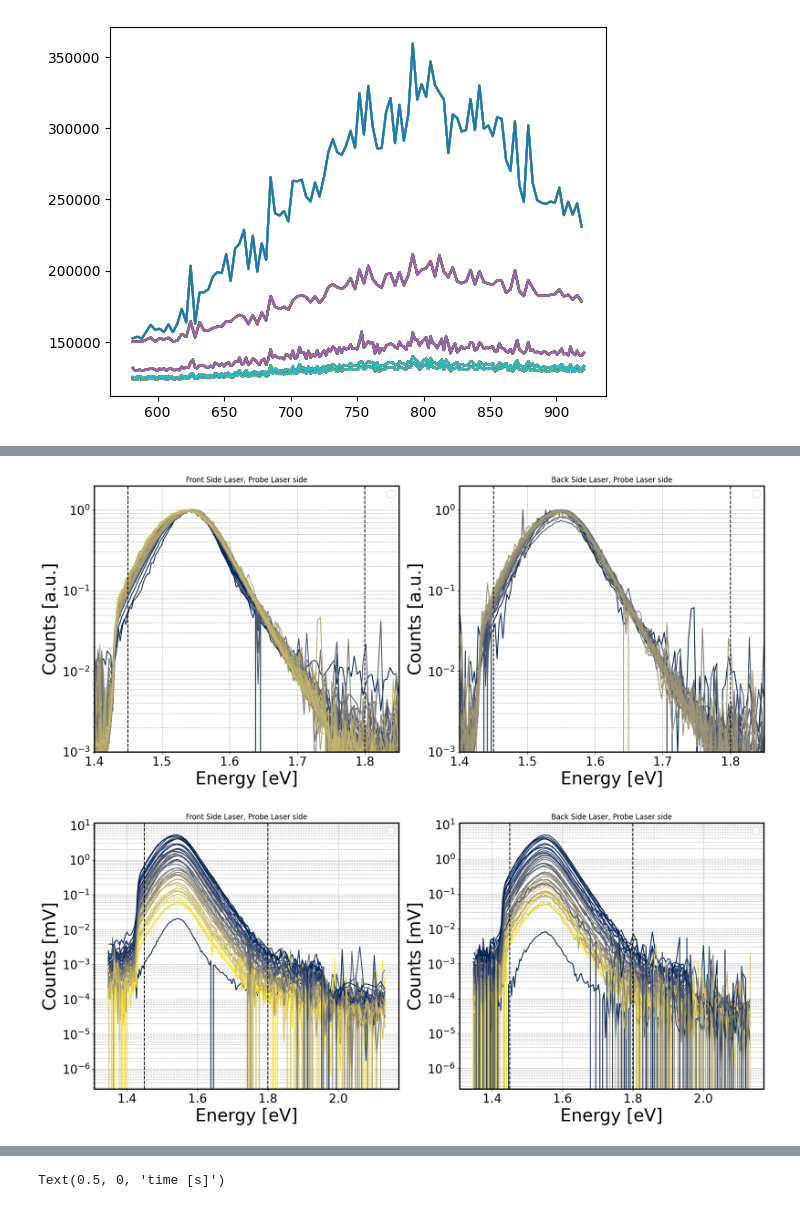
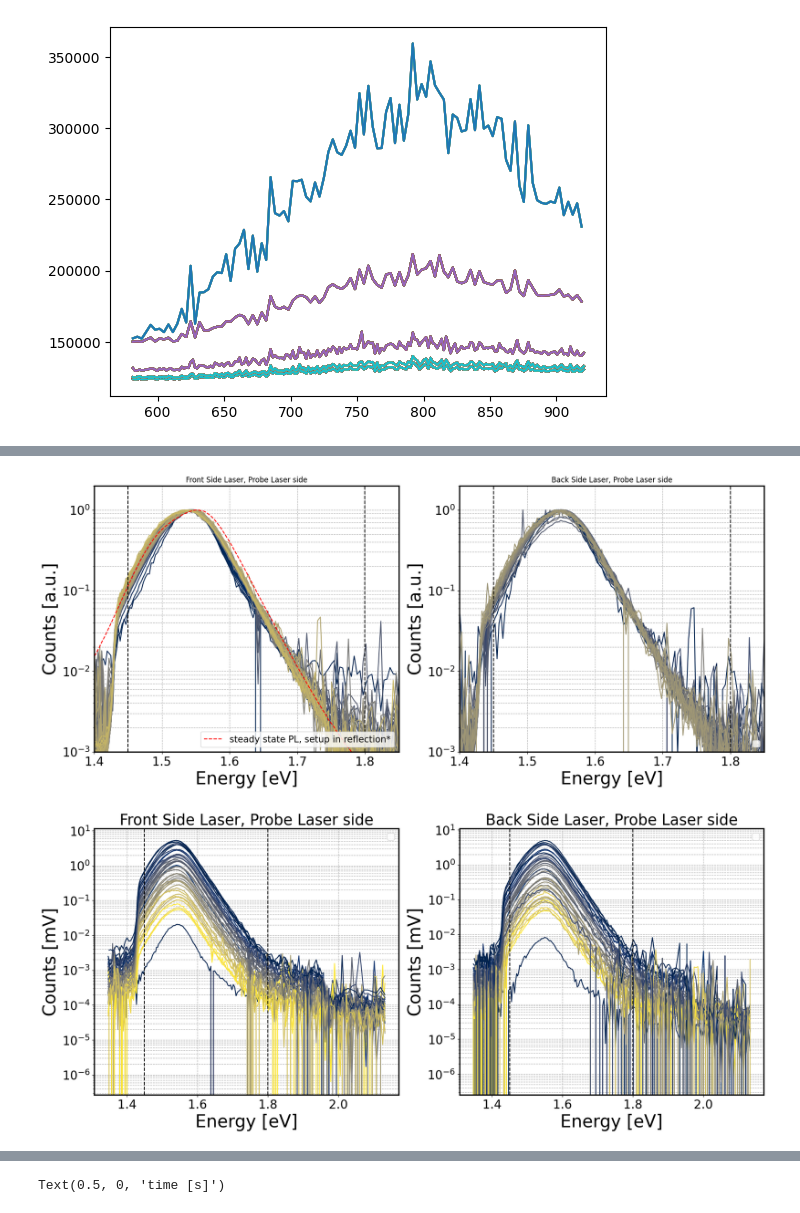
Before and after one commit to MimaxSimm/trPL_Analysis, a Jupyter notebook: trPL-Spectras.ipynb, the cells around one changed output, grey strips where cells are left out. Cells and saved outputs as stored; diff of their text form; code cells hidden in the pictures.

Commit message:
finished and saved images

```diff
--- a/trPL-Spectras.ipynb
+++ b/trPL-Spectras.ipynb
@@ -520,3 +520,10 @@ array(['M02t16-BS_11p0-115ns_1p9nsGate.asc',
        'M02t16-BS_3826-43000ns_300nsGate.asc',
        'M02t16-BS_24000-85700ns_2500nsGate.asc'], dtype='<U38')
 [figure]
+# %%
+folder_FAPIJuelich = r"/home/qrb/Documents/PhD/Experimental/Group1: CsPI MAPI CsFAPI/ssPL/251006 FAPI trial 2 uelich"
+
+files_FAPIJuelich = [f for f in os.listdir(folder_FAPIJuelich) if (isfile(join(folder_FAPIJuelich, f)) and (not(f.startswith("._"))))]
+
+files_FAPIJuelich.sort()
+files_FAPIJuelich
@@ -533,6 +560,14 @@ for i, (wls_FS, counts_FS, wls_BS, counts_BS) in enumerate(zip(trPLs.stitch_spec
         EBS = 1240/wls_BS
         ax[1].plot(EBS, (hc/EBS**2)*counts_BS/np.amax((hc/EBS**2)*counts_BS), color = colors[int(i/2)])
 
+selection_thin = [18]
+for i in selection_thin:
+    df = pd.read_csv(join(folder_FAPIJuelich, files_FAPIJuelich[i]), skiprows=17, sep="\t", encoding="Latin")
+    EFS = 1240/df['Wavelength (nm)'].to_numpy()
+    counts = (hc/EFS**2)*df['Luminescence flux density (photons/(s cm² nm))'].to_numpy()
+    counts = counts/np.amax(counts)
+    ax[0].plot(EFS, counts, color = "red", linestyle = '--', label = "steady state PL, setup in reflection*")
+
 axis_fontsize = 29
 axisTicks_fontsize = 20
 ax[0].set_title("Front Side Laser, Probe Laser side")
@@ -544,7 +579,7 @@ for a in ax:
     a.set_yscale("log")
     a.set_xlim([1.4, 1.85])
     a.set_ylim([1e-3, 2])
-    a.legend(fontsize = 15)
+    a.legend(fontsize = 15, loc = "lower right")
     a.set_ylabel("Counts [a.u.]", size = axis_fontsize)
     a.set_xlabel("Energy [eV]", size = axis_fontsize)
     a.tick_params(axis='x', labelsize=axisTicks_fontsize)
@@ -556,7 +591,7 @@ for a in ax:
     a.spines["left"].set_linewidth(w_frame)
     a.spines["right"].set_linewidth(w_frame)
 # %% [output]
-[figure, old version]
+[figure, new version]
 # %%
 fig, ax = plt.subplots(1,2, figsize = (20, 8))
 
@@ -566,33 +601,33 @@ for i, (wls_FS, counts_FS, wls_BS, counts_BS) in enumerate(zip(trPLs.spectraWLs_
     cmap = plt.get_cmap('cividis', int(len(wls_FS)/5))          # discrete palette with n colors
     colors = [cmap(i) for i in range(int(len(wls_FS)/5))]
     for j, (wlFS, countFS, wlBS, countBS) in enumerate(zip(wls_FS, counts_FS, wls_BS, counts_BS)):
         if not(j%5):
             hc = 1.24e-6
             EFS = 1240/wlFS
             ax[0].plot(EFS, (hc/EFS**2)*countFS, color = colors[int(j/5)])
             EBS = 1240/wlBS
             ax[1].plot(EBS, (hc/EBS**2)*countBS, color = colors[int(j/5)])
 
 axis_fontsize = 29
 axisTicks_fontsize = 20
-ax[0].set_title("Front Side Laser, Probe Laser side")
-ax[1].set_title("Back Side Laser, Probe Laser side")
+ax[0].set_title("Front Side Laser, Probe Laser side", size = 25)
+ax[1].set_title("Back Side Laser, Probe Laser side", size = 25)
 for a in ax:
     a.axvline(1.45, linestyle = '--', color = 'black')
     a.axvline(1.8, linestyle = '--', color = 'black')
     a.set_xscale("linear")
     a.set_yscale("log")
     #a.set_xlim([])
     a.legend(fontsize = 15)
     a.set_ylabel("Counts [mV]", size = axis_fontsize)
     a.set_xlabel("Energy [eV]", size = axis_fontsize)
     a.tick_params(axis='x', labelsize=axisTicks_fontsize)
     a.tick_params(axis='y', labelsize=axisTicks_fontsize)
     a.grid(visible = True, which = 'both', linestyle = '--')
     w_frame = 2
     a.spines["bottom"].set_linewidth(w_frame)
     a.spines["top"].set_linewidth(w_frame)
     a.spines["left"].set_linewidth(w_frame)
     a.spines["right"].set_linewidth(w_frame)
 # %% [output]
-[figure, old version]
+[figure, new version]
```
Also changed, not shown: parts of 6 cells of this notebook.
